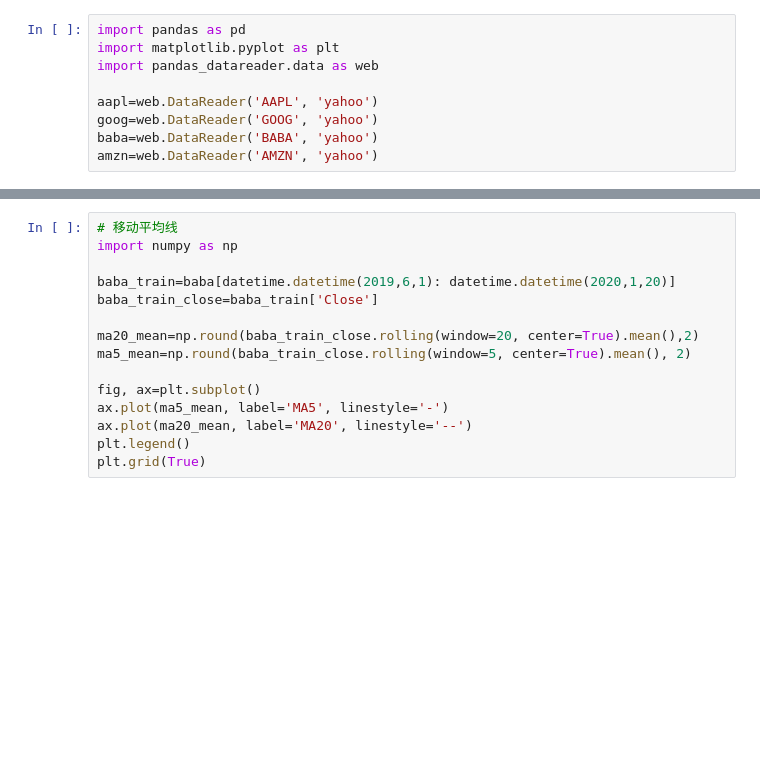
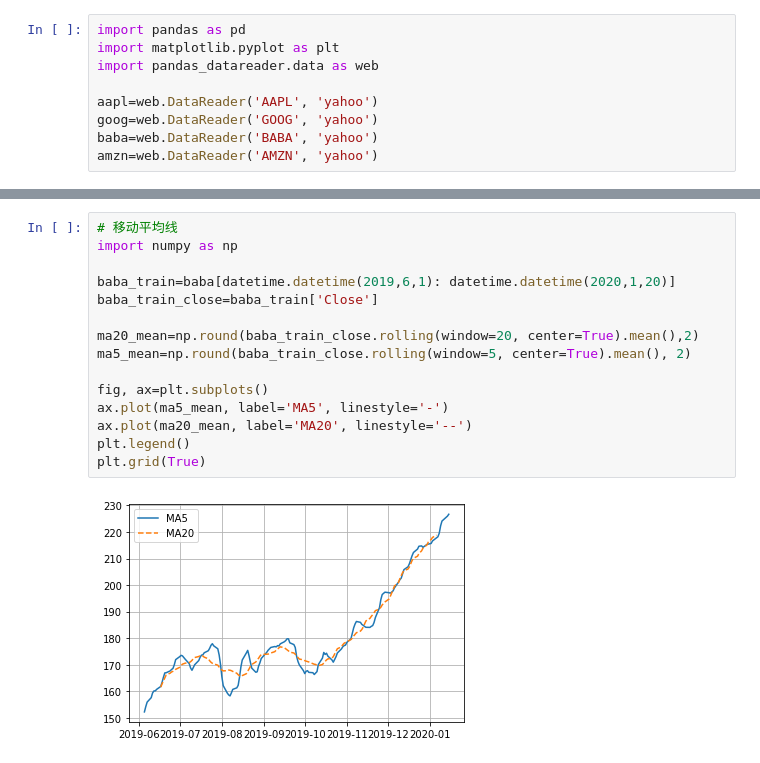
Before and after one commit to articuly/data_analysis, a Jupyter notebook: 分析股票数据.ipynb, the cells around one changed output, grey strips where cells are left out. Cells and saved outputs as stored; diff of their text form; blank space fills up the shorter version.

```diff
--- a/分析股票数据.ipynb
+++ b/分析股票数据.ipynb
@@ -70,18 +89,20 @@ df.plot(grid=True).axhline(y=0, color='black', lw=2)
 # %%
 # 移动平均线
 import numpy as np
 
 baba_train=baba[datetime.datetime(2019,6,1): datetime.datetime(2020,1,20)]
 baba_train_close=baba_train['Close']
 
 ma20_mean=np.round(baba_train_close.rolling(window=20, center=True).mean(),2)
 ma5_mean=np.round(baba_train_close.rolling(window=5, center=True).mean(), 2)
 
-fig, ax=plt.subplot()
+fig, ax=plt.subplots()
 ax.plot(ma5_mean, label='MA5', linestyle='-')
 ax.plot(ma20_mean, label='MA20', linestyle='--')
 plt.legend()
 plt.grid(True)
+# %% [output]
+[figure, added]
 # %%
 baba_diff=ma5_mean-ma20_mean
 signal=np.sign(baba_diff-baba_diff.shift(1))
```
Also changed, not shown: parts of 6 cells of this notebook.
